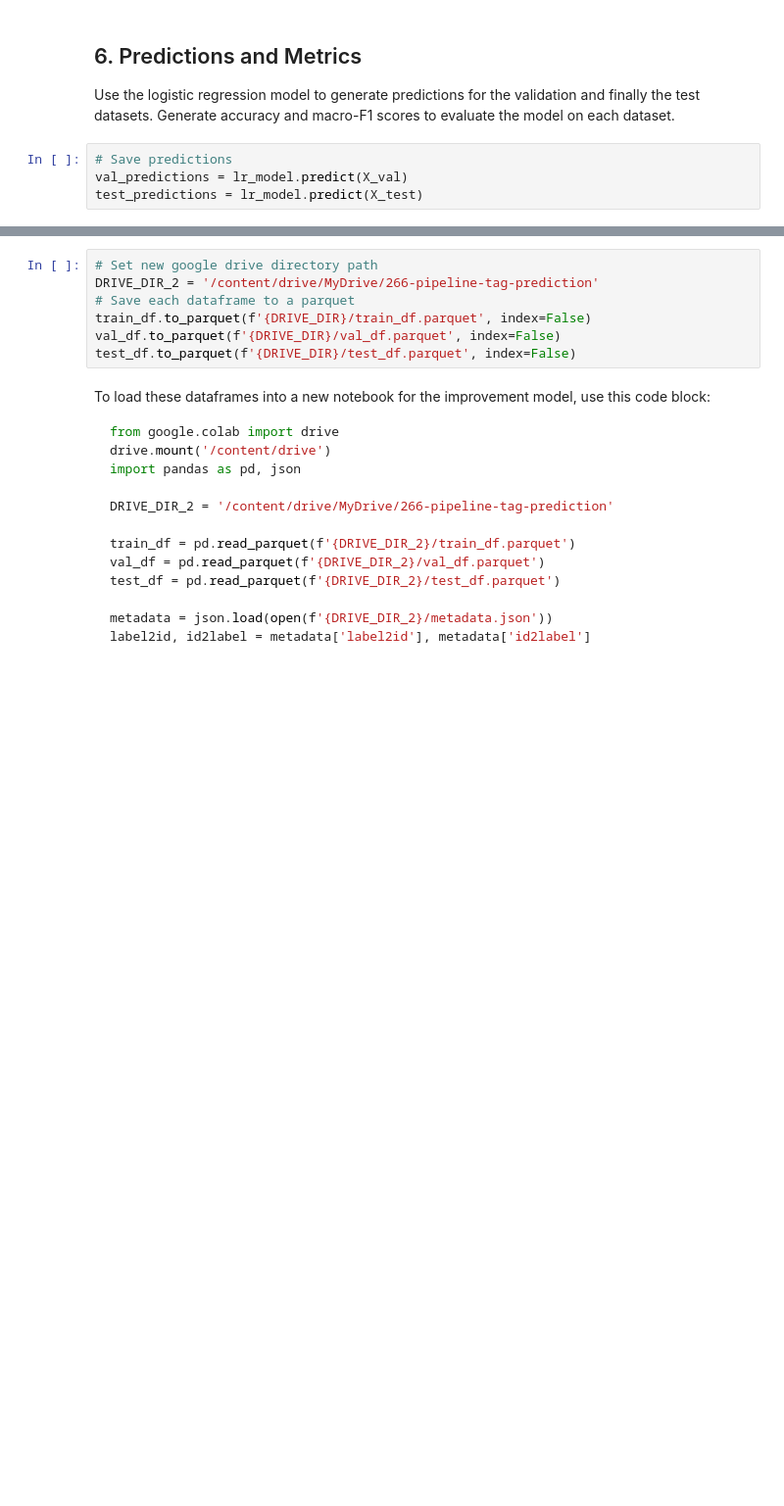
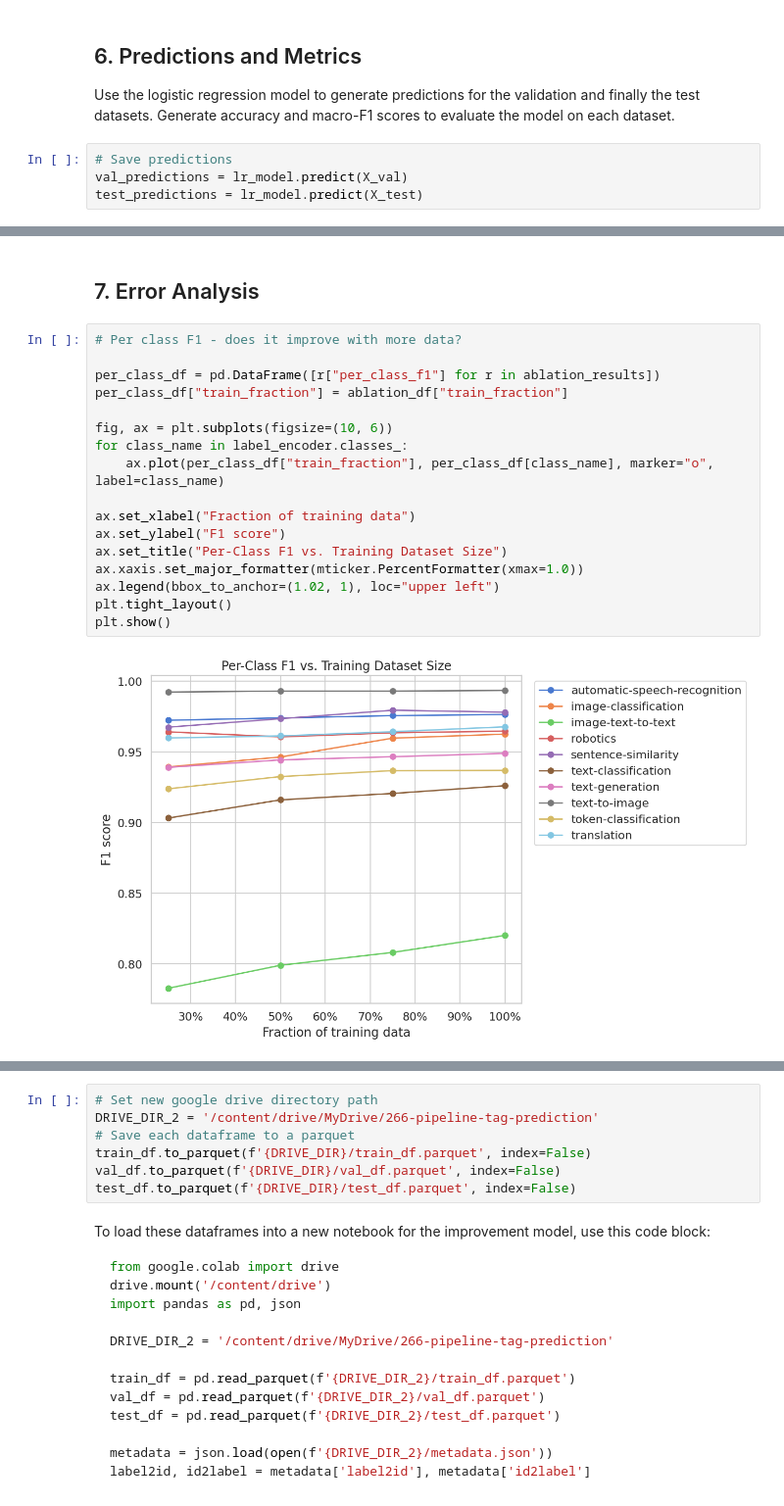
Before and after one commit to nkbal101/HF_Pipeline_Tag, a Jupyter notebook: NB_baseline.ipynb, the cells around one changed output, grey strips where cells are left out. Shown at 98% size. Cells and saved outputs as stored; diff of their text form; blank space fills up the shorter version.

```diff
--- a/NB_baseline.ipynb
+++ b/NB_baseline.ipynb
@@ -309,0 +376,21 @@ automatic-speech-recognition       0.98      0.98      0.98       617
+# %% [markdown]
+## 7. Error Analysis
+# %%
+# Per class F1 - does it improve with more data?
+
+per_class_df = pd.DataFrame([r["per_class_f1"] for r in ablation_results])
+per_class_df["train_fraction"] = ablation_df["train_fraction"]
+
+fig, ax = plt.subplots(figsize=(10, 6))
+for class_name in label_encoder.classes_:
+    ax.plot(per_class_df["train_fraction"], per_class_df[class_name], marker="o", label=class_name)
+
+ax.set_xlabel("Fraction of training data")
+ax.set_ylabel("F1 score")
+ax.set_title("Per-Class F1 vs. Training Dataset Size")
+ax.xaxis.set_major_formatter(mticker.PercentFormatter(xmax=1.0))
+ax.legend(bbox_to_anchor=(1.02, 1), loc="upper left")
+plt.tight_layout()
+plt.show()
+# %% [output]
+[figure, added]
```
Also changed, not shown: parts of 22 cells of this notebook.
